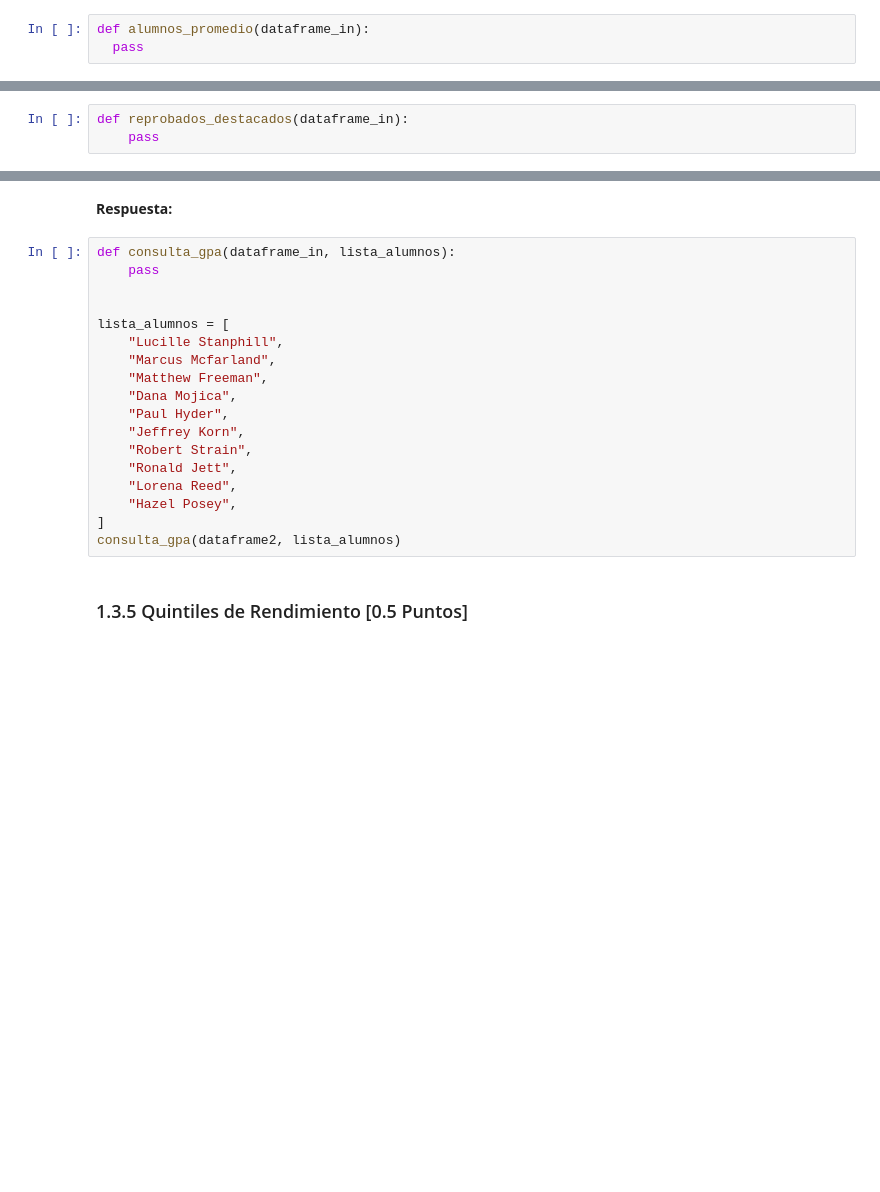
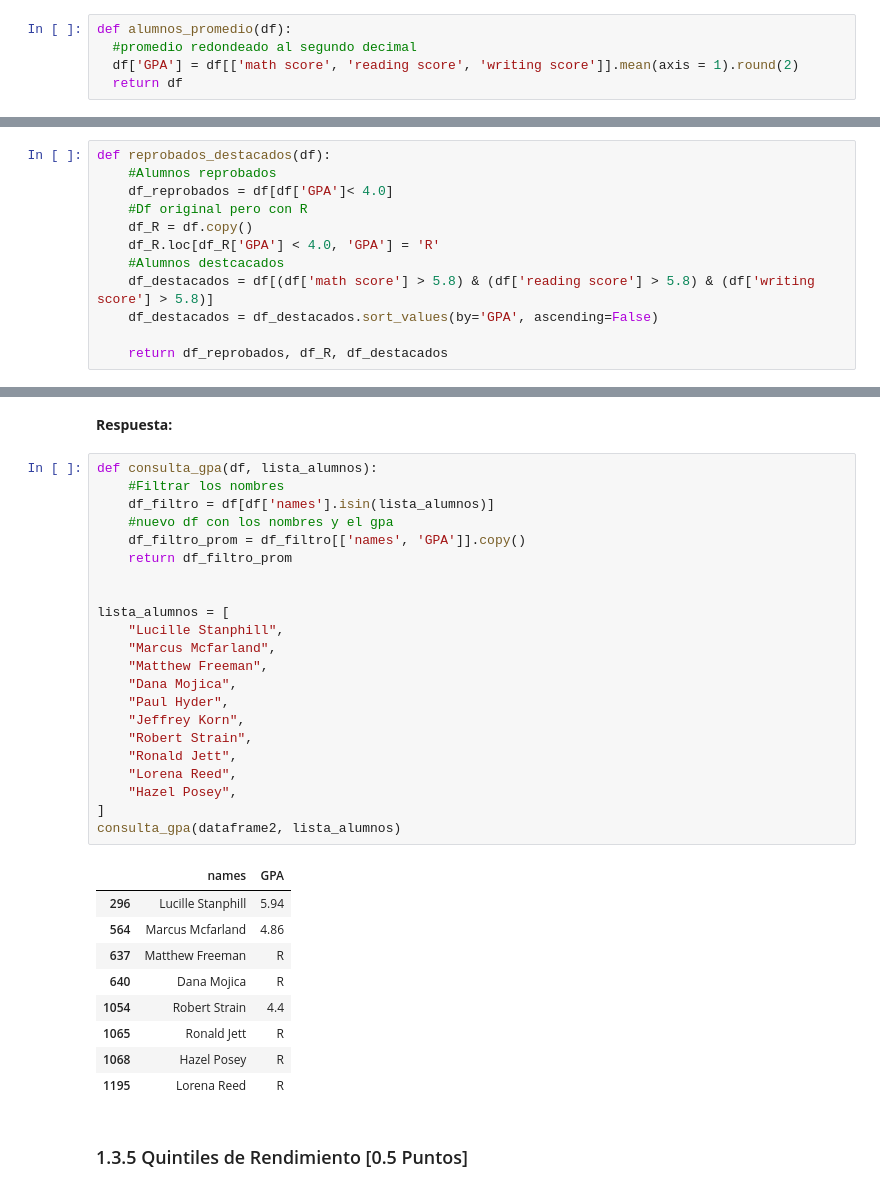
Before and after one commit to ClaudiaRayen/MDS7202-Laboratorios, a Jupyter notebook: Lab4.ipynb, the cells around one changed output, grey strips where cells are left out. Cells and saved outputs as stored; diff of their text form; blank space fills up the shorter version.

```diff
--- a/Lab4.ipynb
+++ b/Lab4.ipynb
@@ -582,9 +588,11 @@ Con todas las notas adjuntadas, la prestigiosa Universidad De la Cachaña necesi
 - [ ] Crear función que nos permite obtener el promedio de cada uno de los alumnos y anexar esta información en el `DataFrame` original.
 # %% [markdown]
 **Respuesta:**
-# %%
-def alumnos_promedio(dataframe_in):
-  pass
+# %%
+def alumnos_promedio(df):
+  #promedio redondeado al segundo decimal
+  df['GPA'] = df[['math score', 'reading score', 'writing score']].mean(axis = 1).round(2)
+  return df
 # %% [markdown]
 **Respuesta Esperada:**
 # %%
@@ -609,9 +622,18 @@ Cree una función que permita obtener tres Dataframes:
 - [ ] Obtener DataFrame con los alumnos destacados ordenados de mayor a menor.
 # %% [markdown]
 **Respuesta:**
-# %%
-def reprobados_destacados(dataframe_in):
-    pass
+# %%
+def reprobados_destacados(df):
+    #Alumnos reprobados
+    df_reprobados = df[df['GPA']< 4.0]
+    #Df original pero con R
+    df_R = df.copy()
+    df_R.loc[df_R['GPA'] < 4.0, 'GPA'] = 'R'
+    #Alumnos destcacados
+    df_destacados = df[(df['math score'] > 5.8) & (df['reading score'] > 5.8) & (df['writing score'] > 5.8)]
+    df_destacados = df_destacados.sort_values(by='GPA', ascending=False)
+
+    return df_reprobados, df_R, df_destacados
 # %%
 dataframe1, dataframe2, dataframe3 = reprobados_destacados(df_grades)
 dataframe1
@@ -639,23 +703,37 @@ Creada la función busque el promedio general de los siguientes alumnos en el se
 # %% [markdown]
 **Respuesta:**
 # %%
-def consulta_gpa(dataframe_in, lista_alumnos):
-    pass
+def consulta_gpa(df, lista_alumnos):
+    #Filtrar los nombres
+    df_filtro = df[df['names'].isin(lista_alumnos)]
+    #nuevo df con los nombres y el gpa
+    df_filtro_prom = df_filtro[['names', 'GPA']].copy()
+    return df_filtro_prom
 
 
 lista_alumnos = [
     "Lucille Stanphill",
     "Marcus Mcfarland",
     "Matthew Freeman",
     "Dana Mojica",
     "Paul Hyder",
     "Jeffrey Korn",
     "Robert Strain",
     "Ronald Jett",
     "Lorena Reed",
     "Hazel Posey",
 ]
 consulta_gpa(dataframe2, lista_alumnos)
+# %% [output]
+|  | names | GPA |
+| 296 | Lucille Stanphill | 5.94 |
+| 564 | Marcus Mcfarland | 4.86 |
+| 637 | Matthew Freeman | R |
+| 640 | Dana Mojica | R |
+| 1054 | Robert Strain | 4.4 |
+| 1065 | Ronald Jett | R |
+| 1068 | Hazel Posey | R |
+| 1195 | Lorena Reed | R |
 # %% [markdown]
 ### 1.3.5 Quintiles de Rendimiento [0.5 Puntos]
 # %% [markdown]
```
Also changed, not shown: parts of 16 cells of this notebook.
